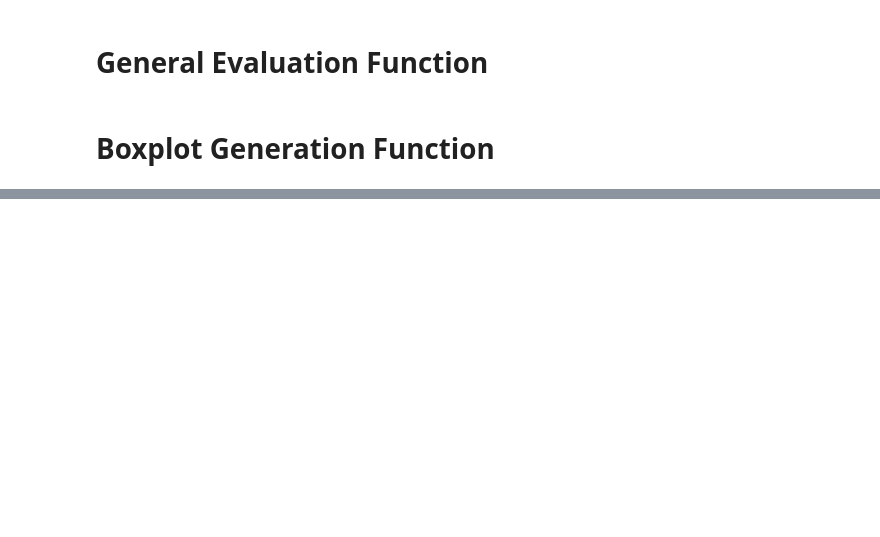
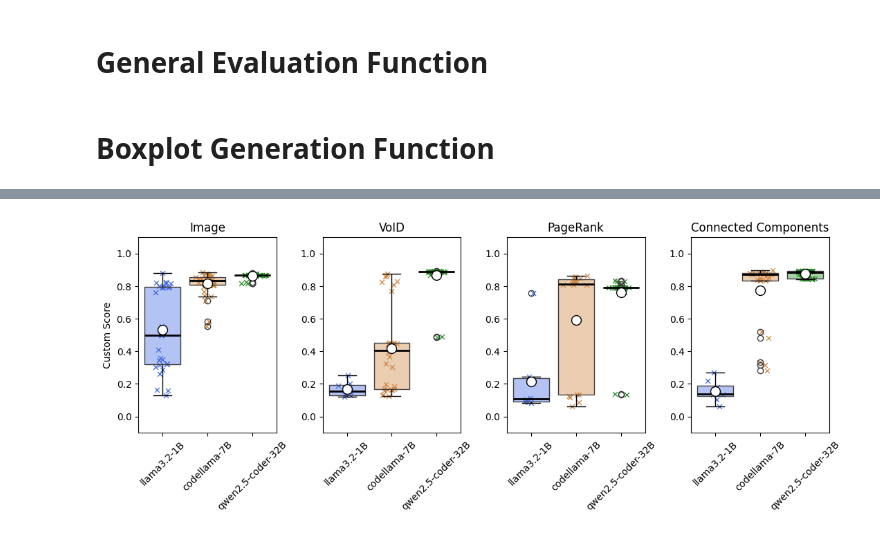
Before and after one commit to lars1becker/EAMEvLLM, a Jupyter notebook: testing_llms/visualization.ipynb, the cells around one changed output, grey strips where cells are left out. Cells and saved outputs as stored; diff of their text form; code cells hidden in the pictures; blank space fills up the shorter version.

```diff
--- a/testing_llms/visualization.ipynb
+++ b/testing_llms/visualization.ipynb
@@ -183,7 +187,10 @@ plt.show()
     - Pylint Score
     - and adding everything together
 """
-def general_evaluation(df, lowest_time_complexity, lowest_space_complexity):
+def general_evaluation(df):
+    lowest_time_complexity = df['Code_Execution_Time (s)'].min()
+    # lowest_space_complexity = df['Memory_Usage (KB)'].min()
+
     time_complexity = df['Code_Execution_Time (s)']
     # space_complexity = df['Memory_Usage (KB)']
     pylint_score = df['Pylint_Score (0-10)']
@@ -199,8 +206,10 @@ def general_evaluation(df, lowest_time_complexity, lowest_space_complexity):
     PYLINT_MAX = 10
     pylint_score_normalized = 1 - (PYLINT_MAX - pylint_score) / (PYLINT_MAX - PYLINT_MIN)
 
+    df['total_score'] = (df['accuracy'] * 60 + df['completeness'] * 10 + time_complexity_score * 10 + pylint_score_normalized * 20) / 100
+
     # Final score (0-1) using the weights
-    return (df['accuracy'] * 60 + df['completeness'] * 10 + time_complexity_score * 10 + pylint_score_normalized * 20) / 100
+    return df
 # %% [markdown]
 # Boxplot Generation Function
 # %%
@@ -305 +462,76 @@ generate_boxplot(boxplot_data, test_case_name)
+# %%
+# Load data
+image, test_case_name = image_data_enrichment()
+void, test_case_name = void_data_enrichment()
+page_rank, test_case_name = page_rank_data_enrichment()
+connected_components, test_case_name = connected_components_data_enrichment()
+
+model_colors = {
+    'llama3.2-1B': (65/255, 105/255, 225/255, 0.4),  # Blue (unchanged)
+    'codellama-7B': (205/255, 133/255, 63/255, 0.4),  # Dark Orange
+    'qwen2.5-coder-32B': (34/255, 139/255, 34/255, 0.4),   # Dark Green
+}
+
+test_cases = {
+    'Image': image,
+    'VoID': void,
+    'PageRank': page_rank,
+    'Connected Components': connected_components
+}
+
+# Extract box plot data
+for test_case_name, df in test_cases.items():
+    df = df[["Model", "total_score"]]
+
+# Extract box plot data and filter only the required models
+model_names = set(model_colors.keys())  # Get the model names from model_colors
+for test_case_name, df in test_cases.items():
+    test_cases[test_case_name] = df[df["Model"].isin(model_names)][["Model", "total_score"]]
+
+# Create subplots
+fig, axes = plt.subplots(1, 4, figsize=(11, 4.5), sharey=False)
+
+# Correctly loop through zipped datasets and test case names
+for idx, boxplot_data in enumerate(test_cases.values()):
+    # Use seaborn for better boxplot visualization
+    box = sns.boxplot(x="Model", y="total_score",
+                data=boxplot_data,
+                ax=axes[idx],
+                order=['llama3.2-1B', 'codellama-7B', 'qwen2.5-coder-32B'],
+                whiskerprops=dict(color='black'),
+                capprops=dict(color='black'),
+                medianprops=dict(color='black', linewidth=2),
+                showmeans=True,
+                meanprops=dict(marker='o', markerfacecolor='white', markeredgecolor='black', markersize=10)
+                )
+
+    # Apply RGBA facecolors manually to each box
+    for patch, model in zip(box.patches, model_colors.keys()):
+        patch.set_facecolor(model_colors[model])  # Set RGBA color
+
+    # Formatting
+    axes[idx].set_title(list(test_cases.keys())[idx])  # Set title
+    axes[idx].set_xlabel(None)  # Remove x-axis label
+    axes[idx].set_ylabel("Custom Score" if idx == 0 else None)  # Only set ylabel on first subplot
+    axes[idx].tick_params(axis="x", rotation=45)  # Rotate x-axis labels for readability
+    axes[idx].set_ylim(-0.1, 1.1)  # Set y-axis limits
+
+
+    # Overlay strip plot using scatter for individual points
+    for i, model in enumerate(['llama3.2-1B', 'codellama-7B', 'qwen2.5-coder-32B']):
+        if model in boxplot_data["Model"].values:  # Check if model exists in the current test case
+            y = boxplot_data[boxplot_data["Model"] == model]["total_score"].values
+            jittered_x = np.random.normal(i, 0.1, size=len(y))  # Add jitter for better visibility
+            axes[idx].scatter(jittered_x, y, color=model_colors[model], alpha=1, marker='x', linewidths=0.9, s=25)
+
+# Adjust layout
+plt.tight_layout()
+
+# Save the plot
+plt.savefig(f"{root}/combined_boxplots.png", bbox_inches="tight")
+
+# Show plot
+plt.show()
+# %% [output]
+[figure, added]
 # %% [markdown]
```
Also changed, not shown: parts of 24 cells of this notebook, 46 other files.
